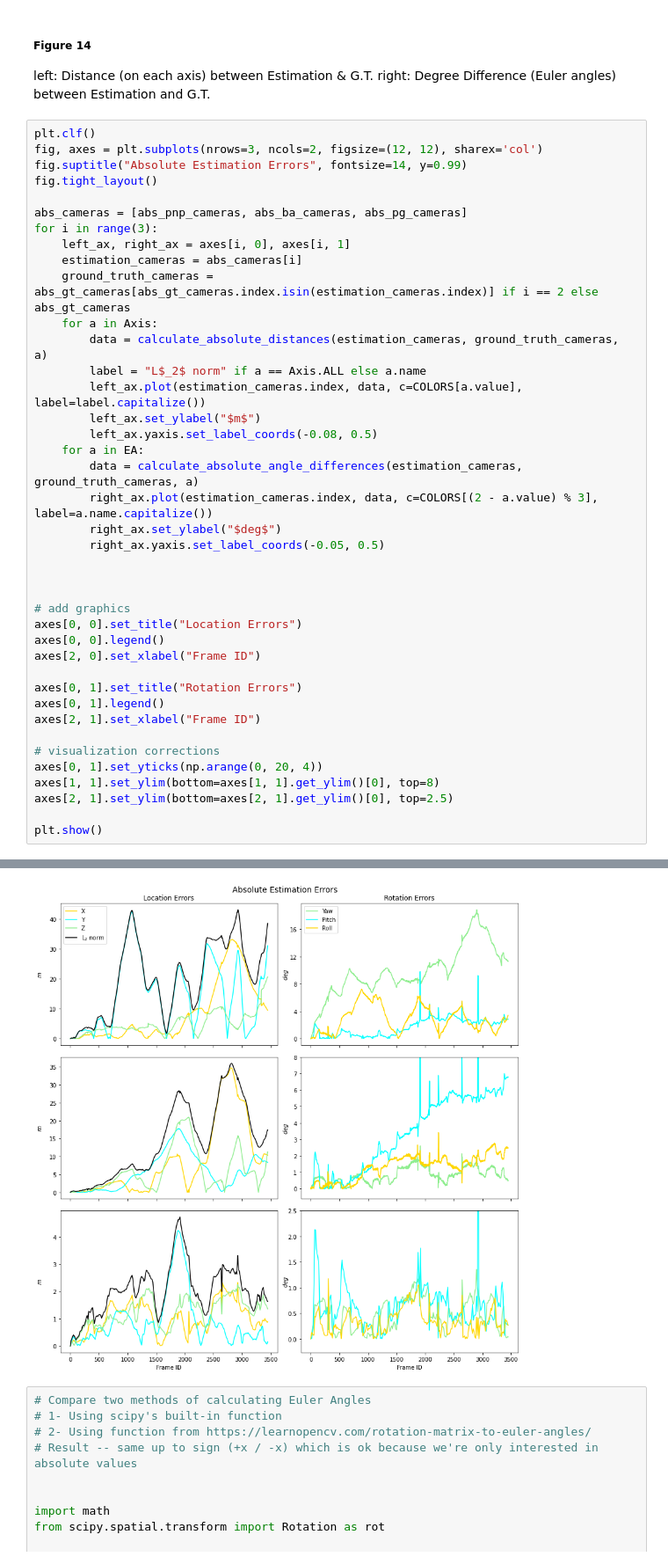
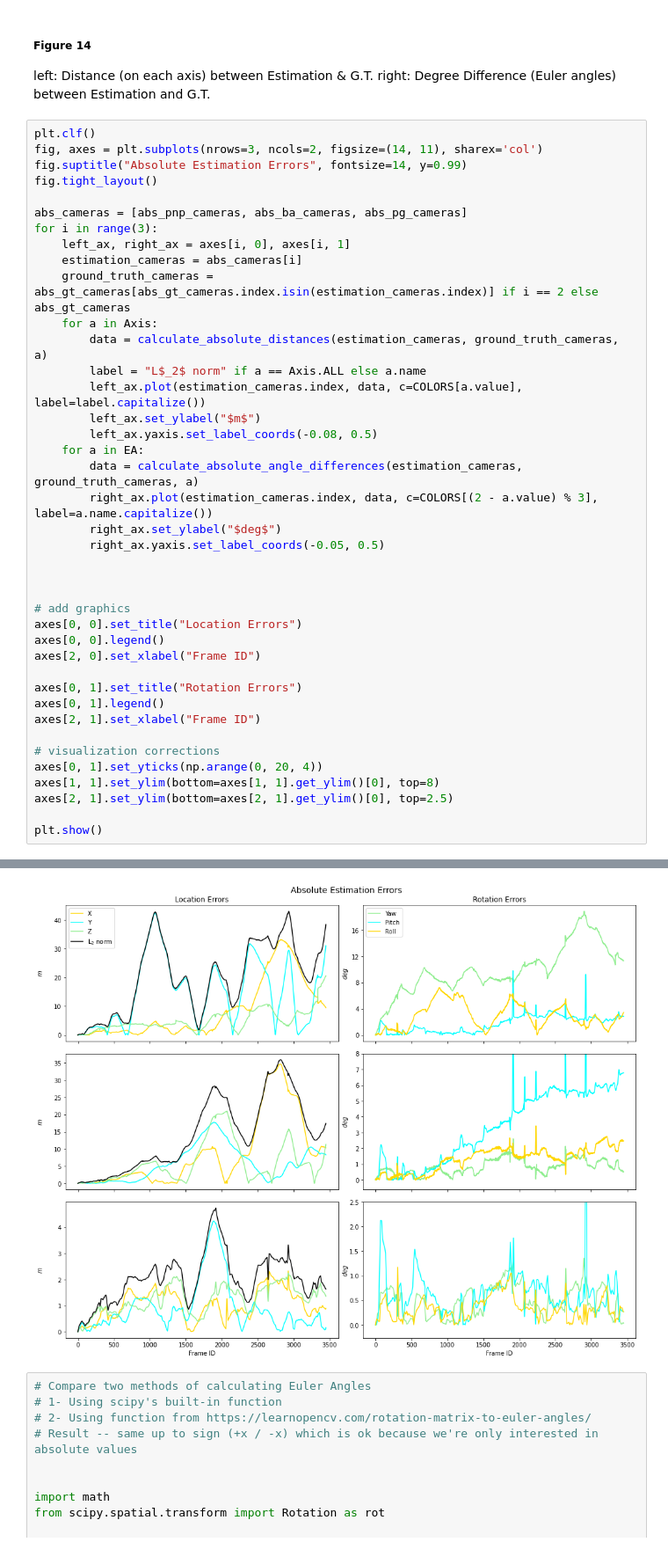
Before and after one commit to JonNir1/VAN_ex, a Jupyter notebook: final_project/notebooks/AbsoluteEstimationErrors.ipynb, the cells around one changed output, grey strips where cells are left out. Shown: that part at 88% size. Drawn from its saved outputs; the diff is of its cells as text.

```diff
--- a/final_project/notebooks/AbsoluteEstimationErrors.ipynb
+++ b/final_project/notebooks/AbsoluteEstimationErrors.ipynb
@@ -60,7 +60,7 @@ left: Distance (on each axis) between Estimation & G.T.
 right: Degree Difference (Euler angles) between Estimation and G.T.
 # %%
 plt.clf()
-fig, axes = plt.subplots(nrows=3, ncols=2, figsize=(12, 12), sharex='col')
+fig, axes = plt.subplots(nrows=3, ncols=2, figsize=(14, 11), sharex='col')
 fig.suptitle("Absolute Estimation Errors", fontsize=14, y=0.99)
 fig.tight_layout()
 
@@ -73,34 +73,34 @@ for i in range(3):
         data = calculate_absolute_distances(estimation_cameras, ground_truth_cameras, a)
         label = "L$_2$ norm" if a == Axis.ALL else a.name
         left_ax.plot(estimation_cameras.index, data, c=COLORS[a.value], label=label.capitalize())
         left_ax.set_ylabel("$m$")
         left_ax.yaxis.set_label_coords(-0.08, 0.5)
     for a in EA:
         data = calculate_absolute_angle_differences(estimation_cameras, ground_truth_cameras, a)
         right_ax.plot(estimation_cameras.index, data, c=COLORS[(2 - a.value) % 3], label=a.name.capitalize())
         right_ax.set_ylabel("$deg$")
         right_ax.yaxis.set_label_coords(-0.05, 0.5)
 
 
 
 # add graphics
 axes[0, 0].set_title("Location Errors")
 axes[0, 0].legend()
 axes[2, 0].set_xlabel("Frame ID")
 
 axes[0, 1].set_title("Rotation Errors")
 axes[0, 1].legend()
 axes[2, 1].set_xlabel("Frame ID")
 
 # visualization corrections
 axes[0, 1].set_yticks(np.arange(0, 20, 4))
 axes[1, 1].set_ylim(bottom=axes[1, 1].get_ylim()[0], top=8)
 axes[2, 1].set_ylim(bottom=axes[2, 1].get_ylim()[0], top=2.5)
 
 plt.show()
 # %% [output]
 <Figure size 432x288 with 0 Axes>
-[figure, old version]
+[figure, new version]
 # %%
 # Compare two methods of calculating Euler Angles
 # 1- Using scipy's built-in function
```
Also changed, not shown: 4 other files.
